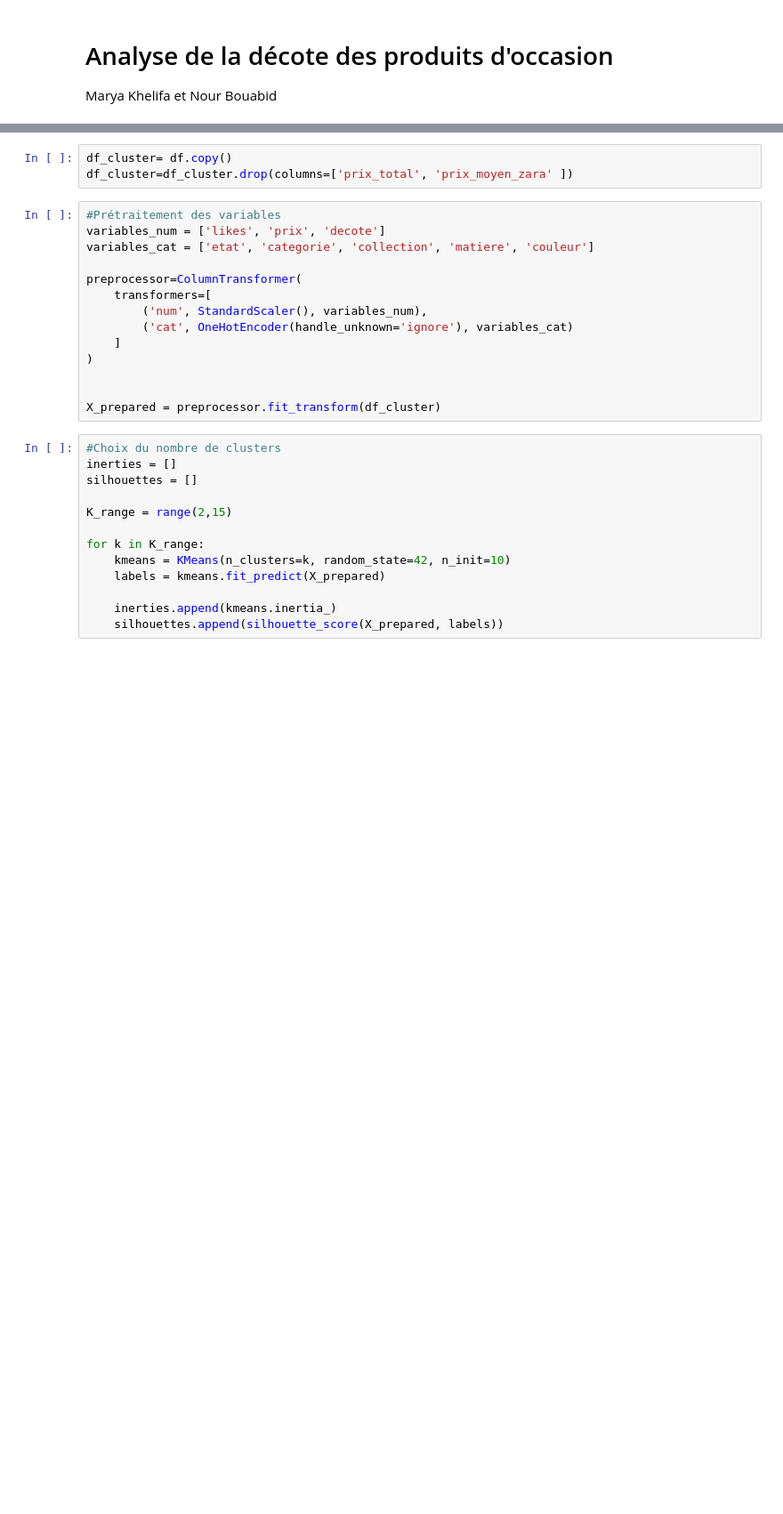
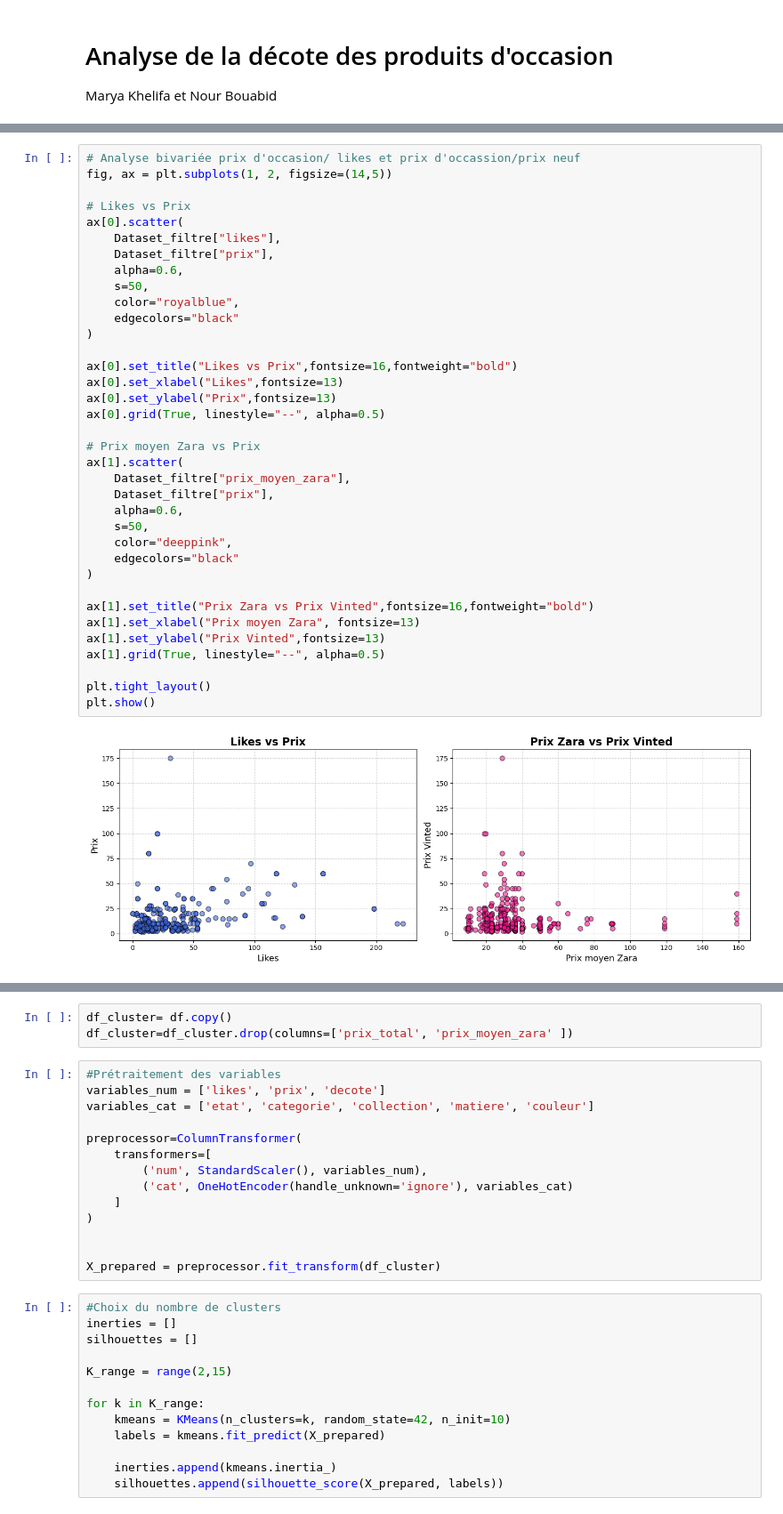
Before and after one commit to NourBouabid/Vinted-Zara-scrapping-et-analyse, a Jupyter notebook: Notebook_Analyse.ipynb, the cells around one changed output, grey strips where cells are left out. Shown at 89% size. Drawn from its saved outputs; the diff is of its cells as text; blank space fills up the shorter version.

```diff
--- a/Notebook_Analyse.ipynb
+++ b/Notebook_Analyse.ipynb
@@ -25,0 +150,38 @@ Index(['etat', 'matiere', 'couleur', 'categorie', 'likes', 'prix',
+# %%
+# Analyse bivariée prix d'occasion/ likes et prix d'occassion/prix neuf
+fig, ax = plt.subplots(1, 2, figsize=(14,5))
+
+# Likes vs Prix
+ax[0].scatter(
+    Dataset_filtre["likes"],
+    Dataset_filtre["prix"],
+    alpha=0.6,
+    s=50,
+    color="royalblue",
+    edgecolors="black"
+)
+
+ax[0].set_title("Likes vs Prix",fontsize=16,fontweight="bold")
+ax[0].set_xlabel("Likes",fontsize=13)
+ax[0].set_ylabel("Prix",fontsize=13)
+ax[0].grid(True, linestyle="--", alpha=0.5)
+
+# Prix moyen Zara vs Prix
+ax[1].scatter(
+    Dataset_filtre["prix_moyen_zara"],
+    Dataset_filtre["prix"],
+    alpha=0.6,
+    s=50,
+    color="deeppink",
+    edgecolors="black"
+)
+
+ax[1].set_title("Prix Zara vs Prix Vinted",fontsize=16,fontweight="bold")
+ax[1].set_xlabel("Prix moyen Zara", fontsize=13)
+ax[1].set_ylabel("Prix Vinted",fontsize=13)
+ax[1].grid(True, linestyle="--", alpha=0.5)
+
+plt.tight_layout()
+plt.show()
+# %% [output]
+[figure, added]
```
Also changed, not shown: parts of 35 cells of this notebook.
